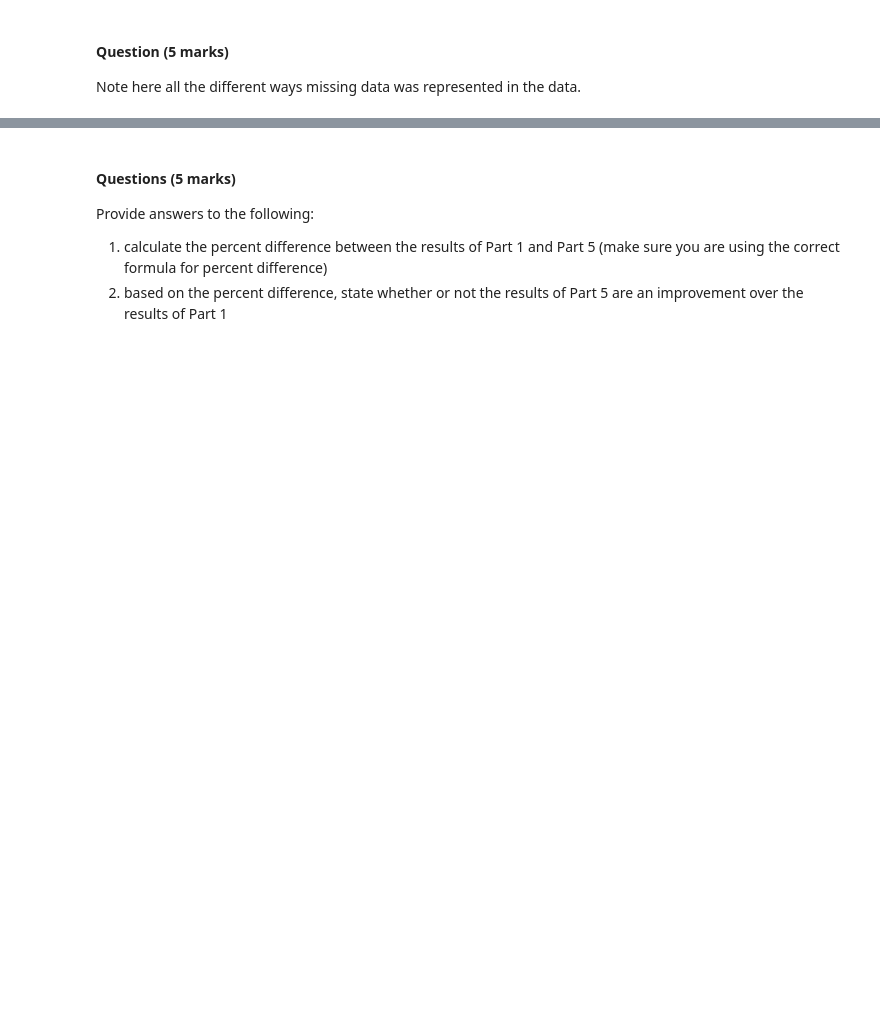
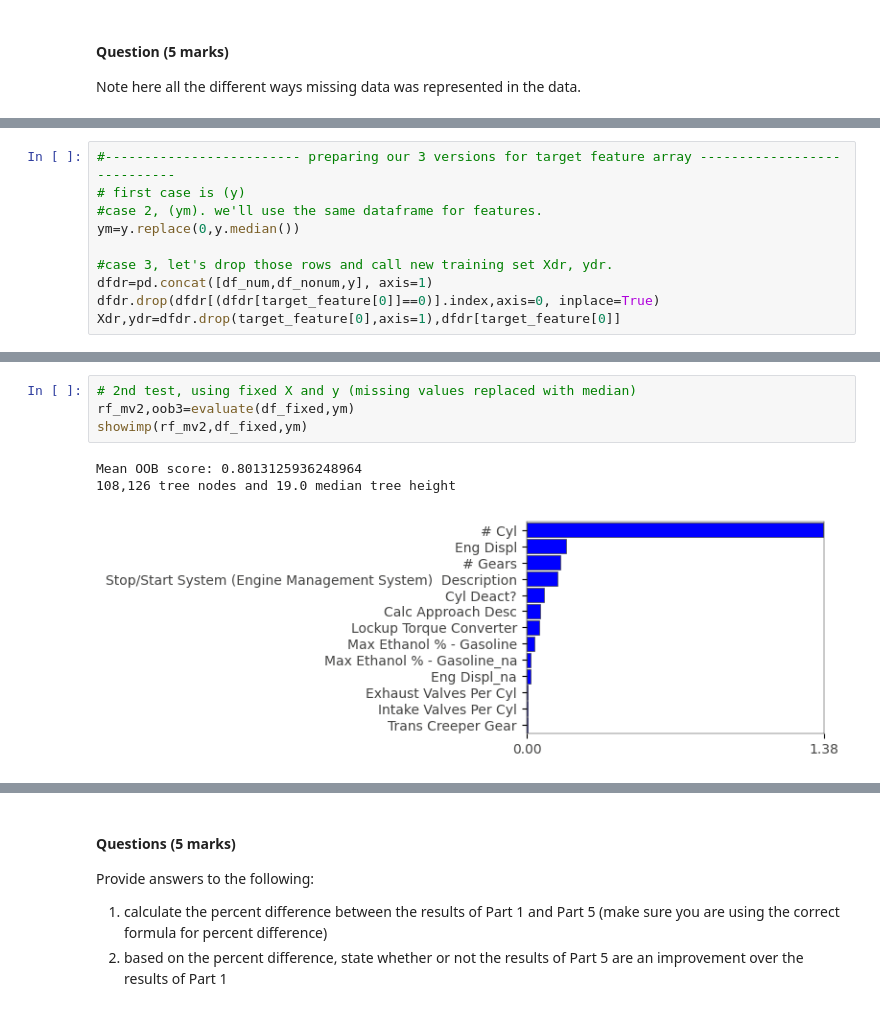
Before and after one commit to Machine-Learning-Team7/course-labs, a Jupyter notebook: lab4/Graded_Lab_4_DELETING_MISSING-TARGET.ipynb, the cells around one changed output, grey strips where cells are left out. Drawn from its saved outputs; the diff is of its cells as text; blank space fills up the shorter version.

```diff
--- a/lab4/Graded_Lab_4_DELETING_MISSING-TARGET.ipynb
+++ b/lab4/Graded_Lab_4_DELETING_MISSING-TARGET.ipynb
@@ -319 +314,11 @@ In this part you should:
+# %%
+#------------------------- preparing our 3 versions for target feature array ----------------------------
+# first case is (y)
+#case 2, (ym). we'll use the same dataframe for features.
+ym=y.replace(0,y.median())
+
+#case 3, let's drop those rows and call new training set Xdr, ydr.
+dfdr=pd.concat([df_num,df_nonum,y], axis=1)
+dfdr.drop(dfdr[(dfdr[target_feature[0]]==0)].index,axis=0, inplace=True)
+Xdr,ydr=dfdr.drop(target_feature[0],axis=1),dfdr[target_feature[0]]
 # %% [markdown]
@@ -325,0 +339,8 @@ In this part you should:
+# %%
+# 2nd test, using fixed X and y (missing values replaced with median)
+rf_mv2,oob3=evaluate(df_fixed,ym)
+showimp(rf_mv2,df_fixed,ym)
+# %% [output]
+Mean OOB score: 0.8013125936248964
+108,126 tree nodes and 19.0 median tree height
+[figure, added]
```
Also changed, not shown: parts of 23 cells of this notebook, 2 other files.
